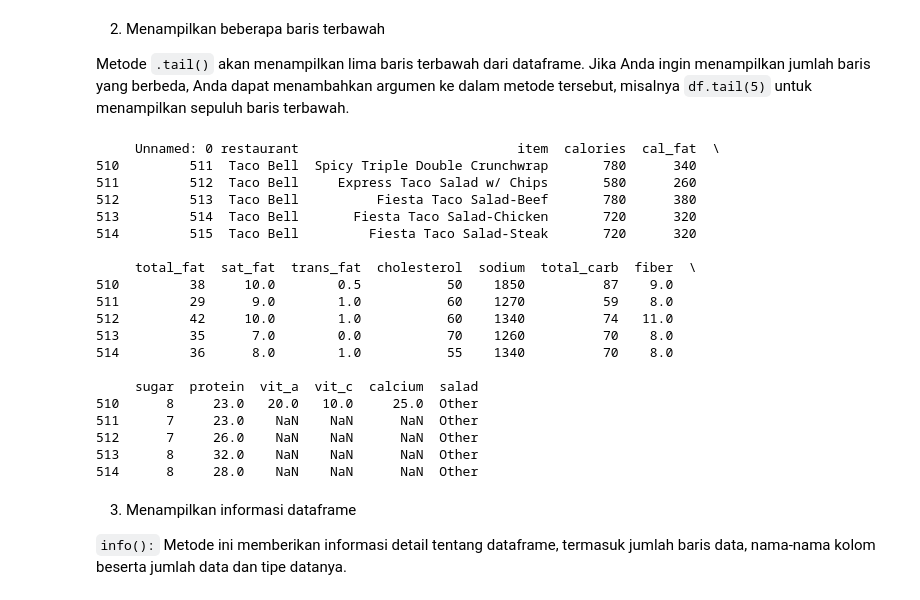
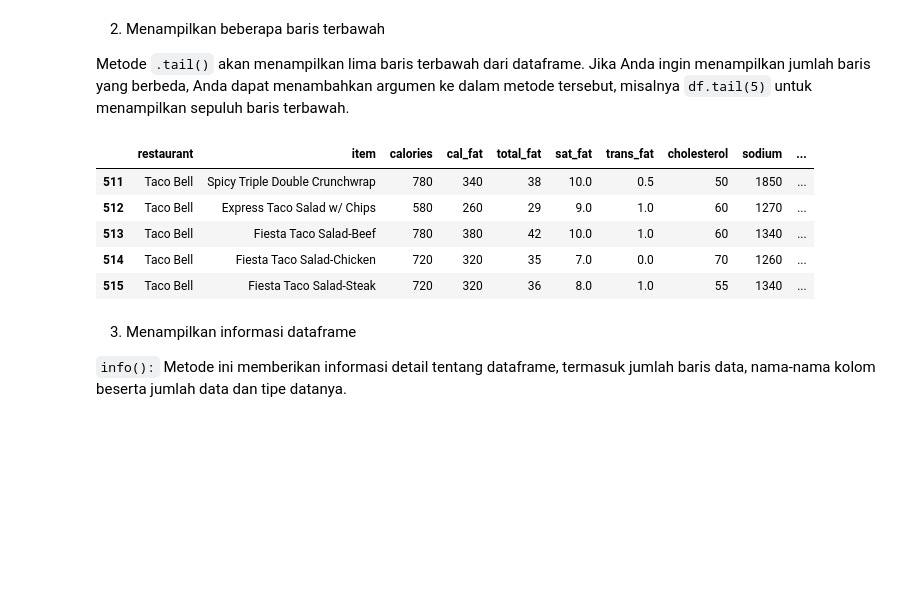
Before and after one commit to Mizuras/Intro-to-Programming, a Jupyter notebook: 2-Data-Visualization/Mini_Project.ipynb, the cells around one changed output. Saved outputs shown, nothing was run; the diff lists cells and outputs as text; code cells hidden in the pictures; blank space fills up the shorter version.

```diff
--- a/2-Data-Visualization/Mini_Project.ipynb
+++ b/2-Data-Visualization/Mini_Project.ipynb
@@ -88,35 +56,16 @@ print(df.head())
 2. Menampilkan beberapa baris terbawah
 
 Metode `.tail()` akan menampilkan lima baris terbawah dari dataframe. Jika Anda ingin menampilkan jumlah baris yang berbeda, Anda dapat menambahkan argumen ke dalam metode tersebut, misalnya `df.tail(5)` untuk menampilkan sepuluh baris terbawah.
-# %%
-import pandas as pd
-
-# Read your CSV file into a dataframe (replace 'your_file.csv' with the actual file path)
-df = pd.read_csv('C:/Users/ASUS/New folder/Intro-to-Programming/2-Data-Visualization/Data/fastfood_calories.csv')
-
-# Display the last 5 rows
-print(df.tail(5))
-# %% [output]
-     Unnamed: 0 restaurant                            item  calories  cal_fat  \
-510         511  Taco Bell  Spicy Triple Double Crunchwrap       780      340
-511         512  Taco Bell     Express Taco Salad w/ Chips       580      260
-512         513  Taco Bell          Fiesta Taco Salad-Beef       780      380
-513         514  Taco Bell       Fiesta Taco Salad-Chicken       720      320
-514         515  Taco Bell         Fiesta Taco Salad-Steak       720      320
-
-     total_fat  sat_fat  trans_fat  cholesterol  sodium  total_carb  fiber  \
-510         38     10.0        0.5           50    1850          87    9.0
-511         29      9.0        1.0           60    1270          59    8.0
-512         42     10.0        1.0           60    1340          74   11.0
-513         35      7.0        0.0           70    1260          70    8.0
-514         36      8.0        1.0           55    1340          70    8.0
-
-     sugar  protein  vit_a  vit_c  calcium  salad
-510      8     23.0   20.0   10.0     25.0  Other
-511      7     23.0    NaN    NaN      NaN  Other
-512      7     26.0    NaN    NaN      NaN  Other
-513      8     32.0    NaN    NaN      NaN  Other
-514      8     28.0    NaN    NaN      NaN  Other
+# %%
+# Display the last 5 rows
+df.tail(5)
+# %% [output]
+|  | restaurant | item | calories | cal_fat | total_fat | sat_fat | trans_fat | cholesterol | sodium | ... |
+| 511 | Taco Bell | Spicy Triple Double Crunchwrap | 780 | 340 | 38 | 10.0 | 0.5 | 50 | 1850 | ... |
+| 512 | Taco Bell | Express Taco Salad w/ Chips | 580 | 260 | 29 | 9.0 | 1.0 | 60 | 1270 | ... |
+| 513 | Taco Bell | Fiesta Taco Salad-Beef | 780 | 380 | 42 | 10.0 | 1.0 | 60 | 1340 | ... |
+| 514 | Taco Bell | Fiesta Taco Salad-Chicken | 720 | 320 | 35 | 7.0 | 0.0 | 70 | 1260 | ... |
+| 515 | Taco Bell | Fiesta Taco Salad-Steak | 720 | 320 | 36 | 8.0 | 1.0 | 55 | 1340 | ... |
 # %% [markdown]
 3. Menampilkan informasi dataframe
 
```
Also changed, not shown: parts of 7 cells of this notebook.
